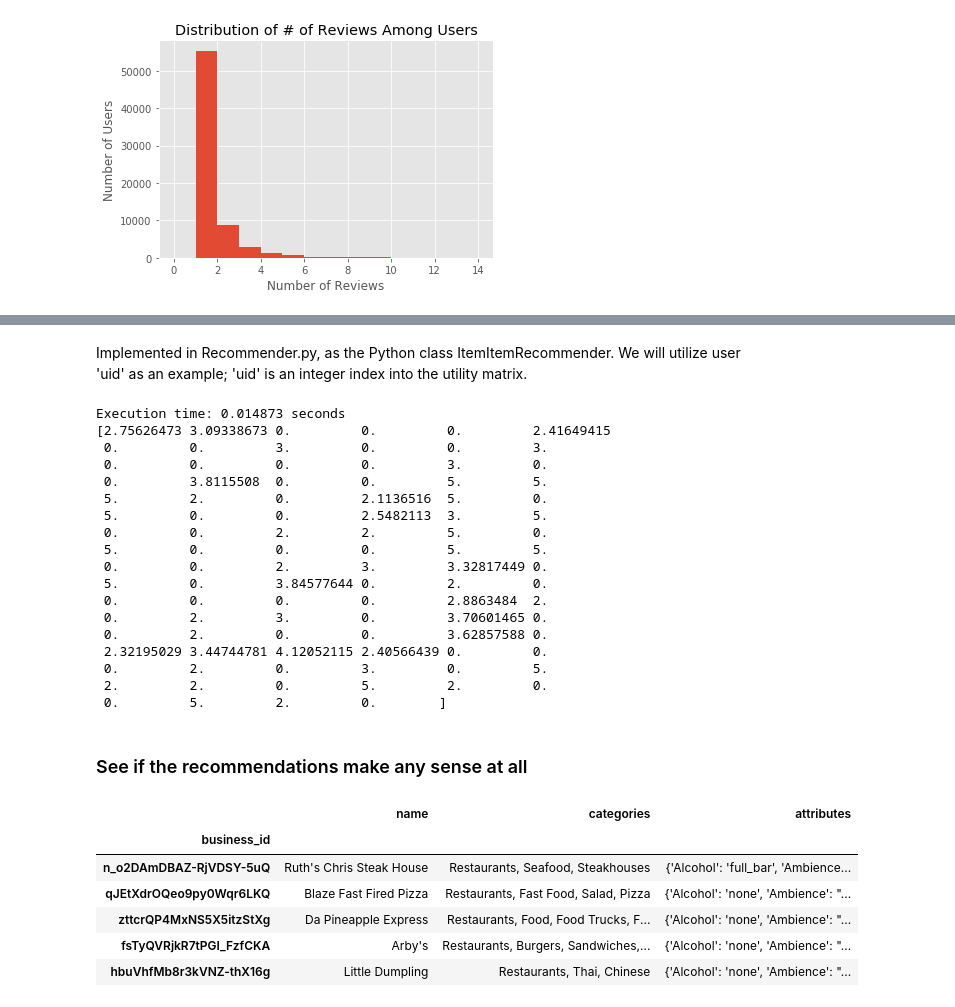
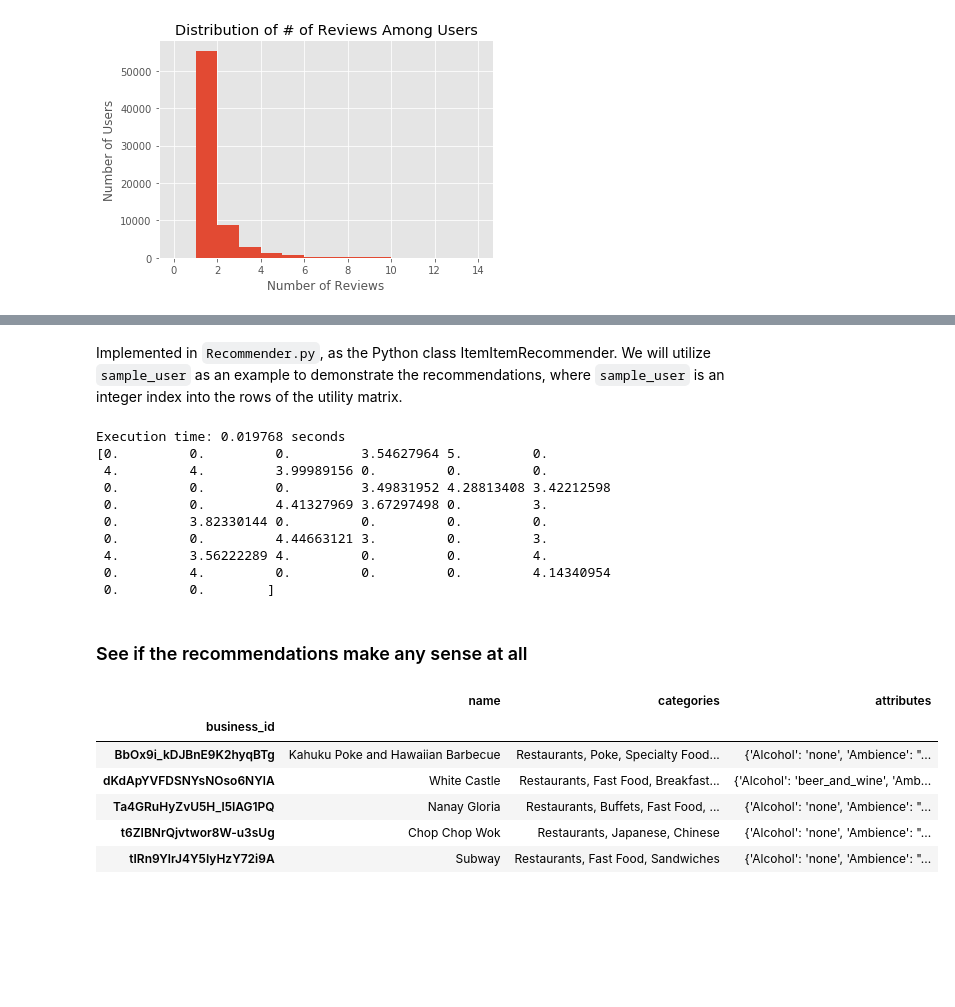
Before and after one commit to openerror/YelpDataChallenge, a Jupyter notebook: Build-Recommender.ipynb, the cells around one changed output, grey strips where cells are left out. Cells and saved outputs as stored; diff of their text form; code cells hidden in the pictures; blank space fills up the shorter version.

```diff
--- a/Build-Recommender.ipynb
+++ b/Build-Recommender.ipynb
@@ -165,35 +178,27 @@ U_weighted = pd.pivot_table(data = df_recommender,
 # %% [markdown]
-Implemented in Recommender.py, as the Python class ItemItemRecommender. We will utilize user 'uid' as an example; 'uid' is an integer index into the utility matrix.
+Implemented in `Recommender.py`, as the Python class ItemItemRecommender. We will utilize `sample_user` as an example to demonstrate the recommendations, where `sample_user` is an integer index into the rows of the utility matrix.
 # %%
 from Recommender import ItemItemRecommender
 # %%
-uid = 1000
+sample_user = 1100
 
 my_rec_engine = ItemItemRecommender(neighborhood_size=75)
 my_rec_engine.fit(U_simple.values)
-user_preds = my_rec_engine.pred_one_user(user_id=uid, report_run_time=True)
+user_preds = my_rec_engine.pred_one_user(user_id=sample_user, report_run_time=True)
 
 # Show predicted ratings for user #0 on first 100 items
-print(user_preds[:100])
+print(user_preds[:50])
 # %% [output]
-Execution time: 0.014873 seconds
-[2.75626473 3.09338673 0.         0.         0.         2.41649415
- 0.         0.         3.         0.         0.         3.
- 0.         0.         0.         0.         3.         0.
- 0.         3.8115508  0.         0.         5.         5.
- 5.         2.         0.         2.1136516  5.         0.
- 5.         0.         0.         2.5482113  3.         5.
- 0.         0.         2.         2.         5.         0.
- 5.         0.         0.         0.         5.         5.
- 0.         0.         2.         3.         3.32817449 0.
- 5.         0.         3.84577644 0.         2.         0.
- 0.         0.         0.         0.         2.8863484  2.
- 0.         2.         3.         0.         3.70601465 0.
- 0.         2.         0.         0.         3.62857588 0.
- 2.32195029 3.44744781 4.12052115 2.40566439 0.         0.
- 0.         2.         0.         3.         0.         5.
- 2.         2.         0.         5.         2.         0.
- 0.         5.         2.         0.        ]
+Execution time: 0.019768 seconds
+[0.         0.         0.         3.54627964 5.         0.
+ 4.         4.         3.99989156 0.         0.         0.
+ 0.         0.         0.         3.49831952 4.28813408 3.42212598
+ 0.         0.         4.41327969 3.67297498 0.         3.
+ 0.         3.82330144 0.         0.         0.         0.
+ 0.         0.         4.44663121 3.         0.         3.
+ 4.         3.56222289 4.         0.         0.         4.
+ 0.         4.         0.         0.         0.         4.14340954
+ 0.         0.        ]
 # %% [markdown]
 ### See if the recommendations make any sense at all
 # %%
@@ -201,19 +206,19 @@ from Recommender import displayHelper
 # %%
 # Import data describing restaurants in Las Vegas
 business_info = pd.read_csv("data/selected_business.csv").set_index("business_id")
 
 # Obtain business_id's of top N recommended restaurants
-rid = displayHelper(uid, user_preds, U_simple, business_info, N=5)
+recommended_restaurants = displayHelper(sample_user, user_preds, U_simple, N=5)
+
+# Print top N recommended restaurants
+business_info.loc[ recommended_restaurants , ["name", "categories", "attributes"]]
+# %% [output]
+|  | name | categories | attributes |
+| business_id |  |  |  |
+| BbOx9i_kDJBnE9K2hyqBTg | Kahuku Poke and Hawaiian Barbecue | Restaurants, Poke, Specialty Food... | {'Alcohol': 'none', 'Ambience': "... |
+| dKdApYVFDSNYsNOso6NYlA | White Castle | Restaurants, Fast Food, Breakfast... | {'Alcohol': 'beer_and_wine', 'Amb... |
+| Ta4GRuHyZvU5H_l5IAG1PQ | Nanay Gloria | Restaurants, Buffets, Fast Food, ... | {'Alcohol': 'none', 'Ambience': "... |
+| t6ZIBNrQjvtwor8W-u3sUg | Chop Chop Wok | Restaurants, Japanese, Chinese | {'Alcohol': 'none', 'Ambience': "... |
+| tIRn9YlrJ4Y5IyHzY72i9A | Subway | Restaurants, Fast Food, Sandwiches | {'Alcohol': 'none', 'Ambience': "... |
-# %%
-# Top N recommended restaurants
-business_info.loc[rid, ["name", "categories", "attributes"]]
-# %% [output]
-|  | name | categories | attributes |
-| business_id |  |  |  |
-| n_o2DAmDBAZ-RjVDSY-5uQ | Ruth's Chris Steak House | Restaurants, Seafood, Steakhouses | {'Alcohol': 'full_bar', 'Ambience... |
-| qJEtXdrOQeo9py0Wqr6LKQ | Blaze Fast Fired Pizza | Restaurants, Fast Food, Salad, Pizza | {'Alcohol': 'none', 'Ambience': "... |
-| zttcrQP4MxNS5X5itzStXg | Da Pineapple Express | Restaurants, Food, Food Trucks, F... | {'Alcohol': 'none', 'Ambience': "... |
-| fsTyQVRjkR7tPGI_FzfCKA | Arby's | Restaurants, Burgers, Sandwiches,... | {'Alcohol': 'none', 'Ambience': "... |
-| hbuVhfMb8r3kVNZ-thX16g | Little Dumpling | Restaurants, Thai, Chinese | {'Alcohol': 'none', 'Ambience': "... |
 # %%
 print("Here are the restaurants reviewed")
```
Also changed, not shown: parts of 32 cells of this notebook.
